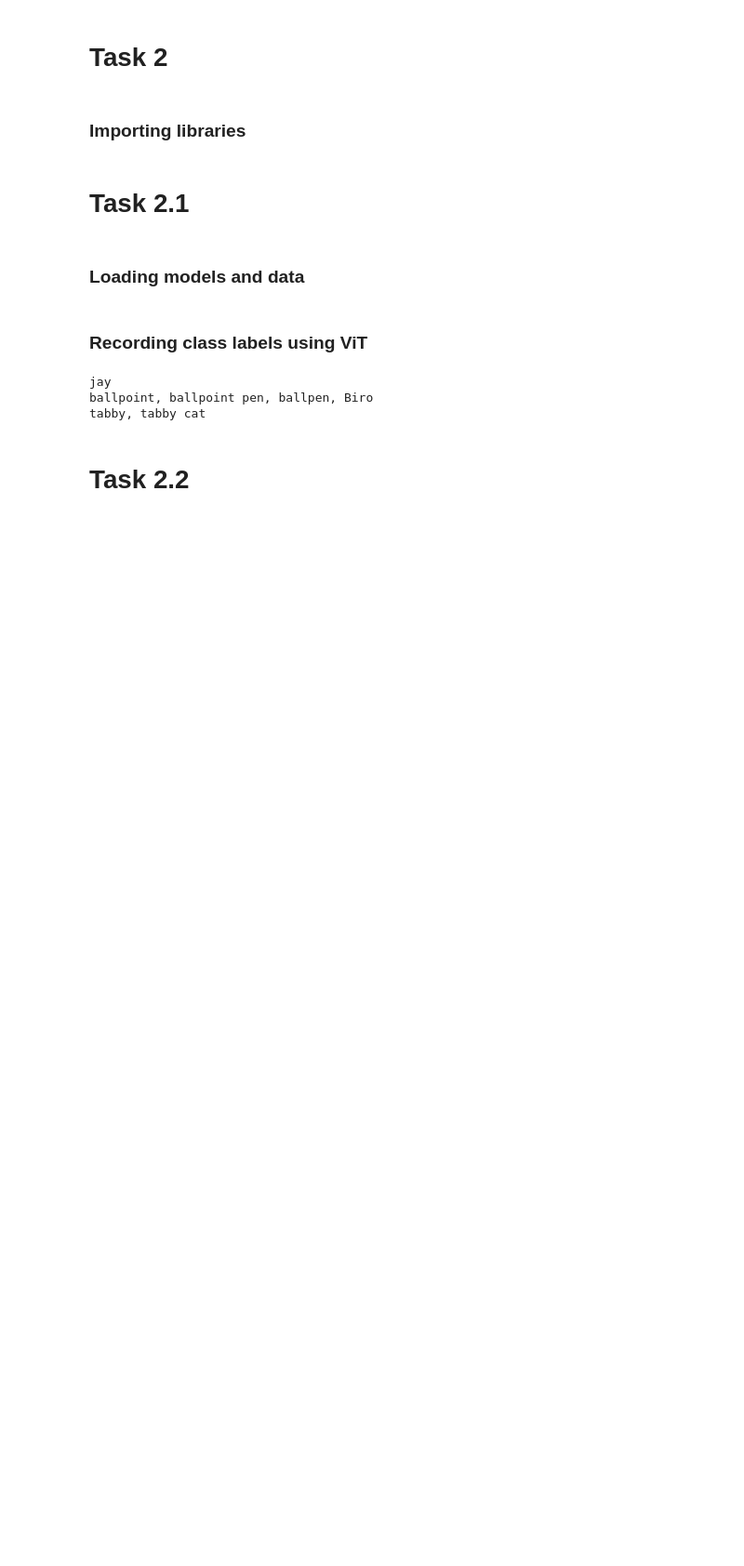
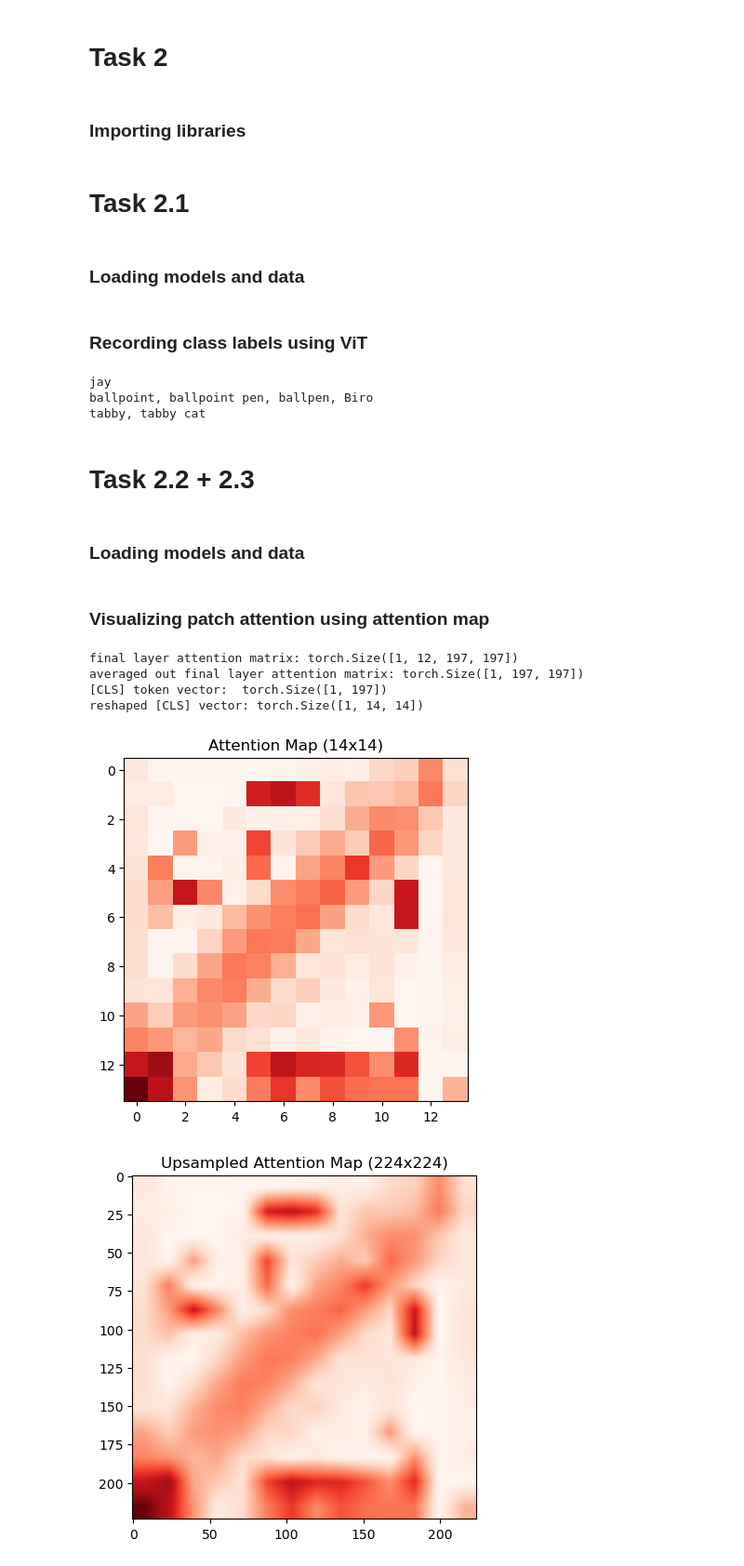
Before and after one commit to hyderchaudhry/28100041-PA0, a Jupyter notebook: src/task2.ipynb, the cells around one changed output. Shown at 93% size. Drawn from its saved outputs; the diff is of its cells as text; code cells hidden in the pictures; blank space fills up the shorter version.

Commit message:
Complete Task 2.2 + 2.3

```diff
--- a/src/task2.ipynb
+++ b/src/task2.ipynb
@@ -34,4 +37,63 @@ jay
 ballpoint, ballpoint pen, ballpen, Biro
 tabby, tabby cat
 # %% [markdown]
-# Task 2.2
+# Task 2.2 + 2.3
+# %% [markdown]
+### Loading models and data
+# %%
+model_name = 'google/vit-base-patch16-224'
+
+image_transformer = ViTForImageClassification.from_pretrained(model_name, attn_implementation='eager')
+image_processor = ViTImageProcessor.from_pretrained(model_name)
+
+image = Image.open('../data/image_2.jpg')
+# %% [markdown]
+### Visualizing patch attention using attention map
+# %%
+transformer_input = image_processor(images=image, return_tensors='pt')
+
+transformer_output = image_transformer(**transformer_input, output_attentions=True)
+
+final_layer_attention = transformer_output.attentions[-1]
+print(f'final layer attention matrix: {final_layer_attention.shape}')
+
+averaged_final_layer_attention = final_layer_attention.mean(dim=1)
+print(f'averaged out final layer attention matrix: {averaged_final_layer_attention.shape}')
+
+cls_token_vector = averaged_final_layer_attention[:, 0, :]
+print(f'[CLS] token vector:  {cls_token_vector.shape}')
+
+cls_token_vector = cls_token_vector[:, 1:]
+reshaped_vector = cls_token_vector.reshape(1, 14, 14)
+
+print(f'reshaped [CLS] vector: {reshaped_vector.shape}')
+
+attention_map = reshaped_vector
+
+upsample_input = attention_map.unsqueeze(1)
+upsampled_attention_map = functional.interpolate(upsample_input, size=(224,224), mode='bilinear', align_corners=False)
+
+attention_map = attention_map.detach().squeeze().cpu().numpy()
+upsampled_attention_map = upsampled_attention_map.detach().squeeze().cpu().numpy()
+
+plt.figure()
+plt.imshow(attention_map, cmap='Reds')
+plt.title('Attention Map (14x14)')
+
+plt.figure()
+plt.imshow(upsampled_attention_map, cmap='Reds')
+plt.title('Upsampled Attention Map (224x224)')
+plt.show()
+
+plt.figure()
+plt.imshow(image.resize((224,224)))
+plt.imshow(upsampled_attention_map, alpha=0.8, cmap='Reds')
+plt.title('Overlay')
+plt.show()
+# %% [output]
+final layer attention matrix: torch.Size([1, 12, 197, 197])
+averaged out final layer attention matrix: torch.Size([1, 197, 197])
+[CLS] token vector:  torch.Size([1, 197])
+reshaped [CLS] vector: torch.Size([1, 14, 14])
+[figure, added]
+[figure, added]
```
Also changed, not shown: parts of 4 cells of this notebook.
